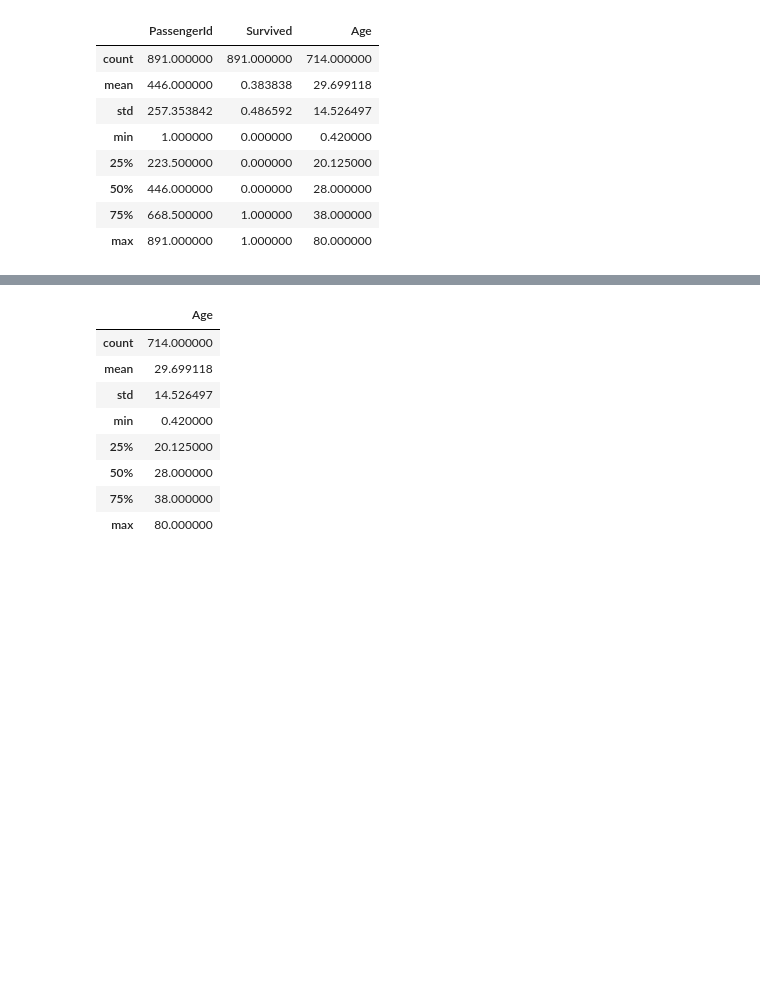
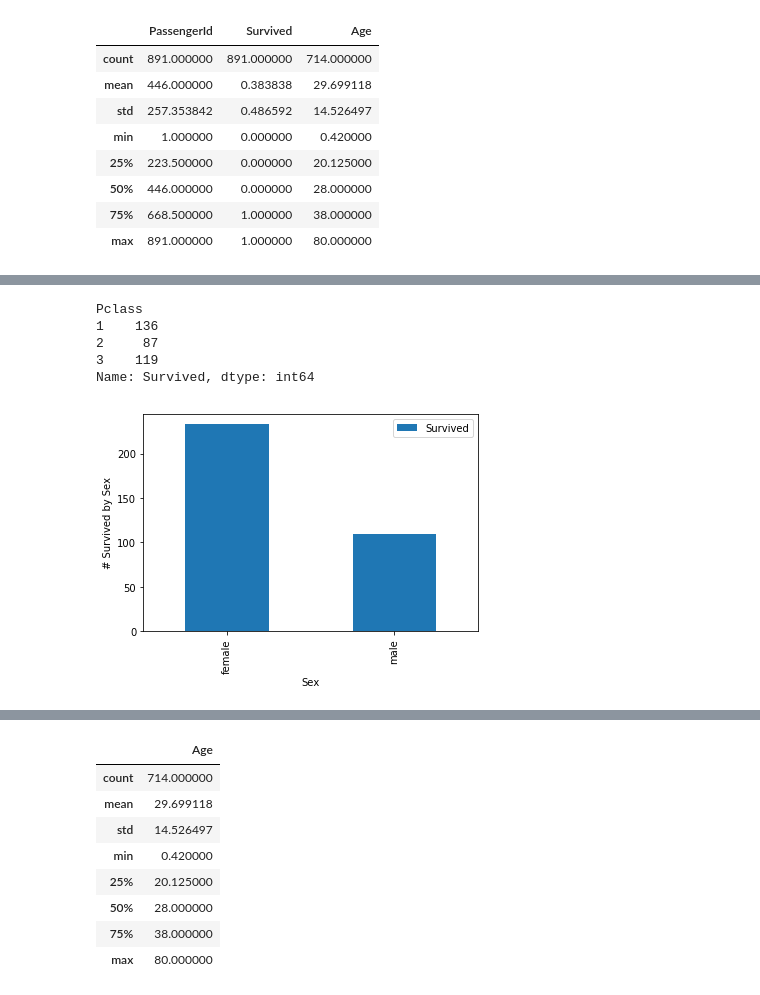
Before and after one commit to kmusante/titanic_data, a Jupyter notebook: titanic.ipynb, the cells around one changed output, grey strips where cells are left out. Drawn from its saved outputs; the diff is of its cells as text; code cells hidden in the pictures; blank space fills up the shorter version.

```diff
--- a/titanic.ipynb
+++ b/titanic.ipynb
@@ -59,0 +148,18 @@ titanic_data[['PassengerId', 'Survived', 'Sex', 'Age']].describe()
+# %%
+titanic_data.groupby(['Pclass'])['Survived'].sum()
+# %% [output]
+Pclass
+1    136
+2     87
+3    119
+Name: Survived, dtype: int64
+# %%
+
+#titanic_data.groupby(['Sex' ])[['Survived']].count().stack().plot(kind='bar').set_ylabel('Count')
+#graphically it looks like this.....
+#Even though we started with 577 males, there were over twice as many surviving females.
+df_sex_survived = titanic_data[(titanic_data.Survived)==1]
+df_sex_survived.groupby(['Sex'])[['Survived']].sum().plot(kind='bar').set_ylabel('# Survived by Sex')
+plt.show()
+# %% [output]
+[figure, added]
```
Also changed, not shown: parts of 20 cells of this notebook.
